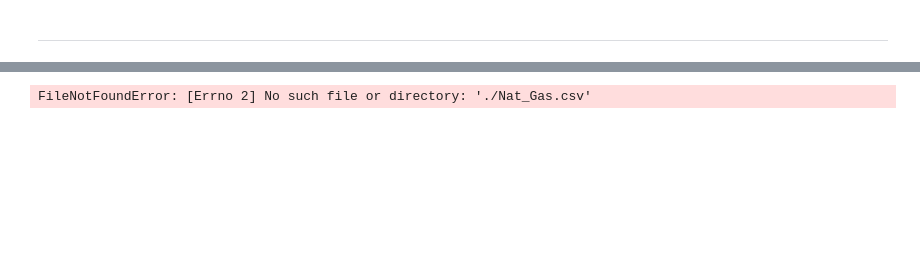
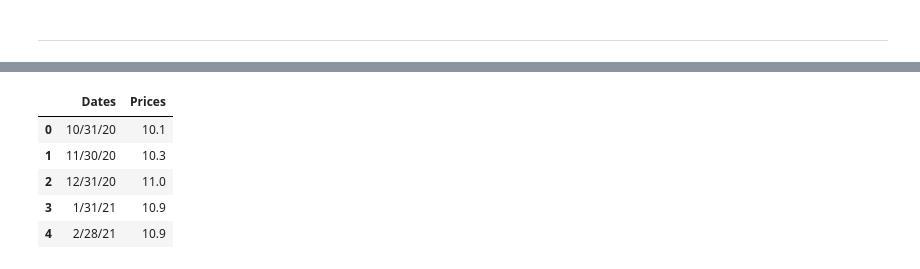
Before and after one commit to cxmbelt1/JPMorgan-Chase-Quant-Research-job-simulation, a Jupyter notebook: TASK 1/task 1.ipynb, the cells around one changed output, grey strips where cells are left out. Saved outputs shown, nothing was run; the diff lists cells and outputs as text; code cells hidden in the pictures; blank space fills up the shorter version.

```diff
--- a/TASK 1/task 1.ipynb
+++ b/TASK 1/task 1.ipynb
@@ -40,7 +27,14 @@ from sklearn.linear_model import LinearRegression
 import numpy as np
 # %%
 # Cargar los datos desde el archivo CSV
-file_path = './Nat_Gas.csv'  # Asegúrate de cambiar la ruta al archivo correcto
+file_path = 'C:/Users/dishy/OneDrive/Documents/GitHub/JPMorgan-Chase-Quantitative-Research-job-simulation/TASK 1/Nat_Gas.csv'  # Asegúrate de cambiar la ruta al archivo correcto
 nat_gas_data = pd.read_csv(file_path)
-# %% [output]
-FileNotFoundError: [Errno 2] No such file or directory: './Nat_Gas.csv'
+# %%
+nat_gas_data.head()
+# %% [output]
+|  | Dates | Prices |
+| 0 | 10/31/20 | 10.1 |
+| 1 | 11/30/20 | 10.3 |
+| 2 | 12/31/20 | 11.0 |
+| 3 | 1/31/21 | 10.9 |
+| 4 | 2/28/21 | 10.9 |
```
Also changed, not shown: parts of 15 cells of this notebook.
